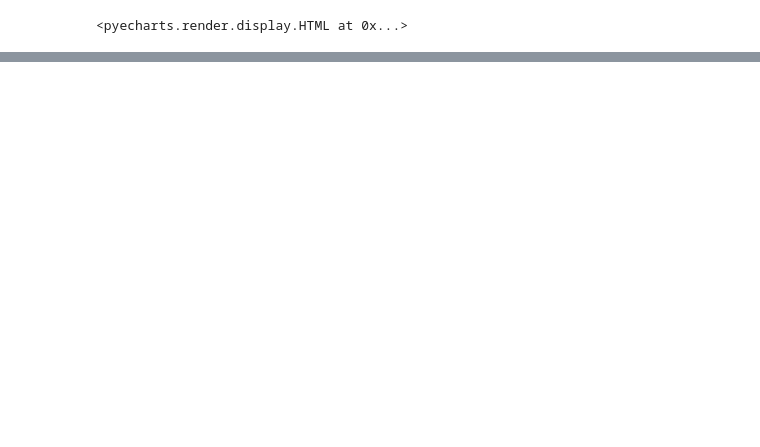
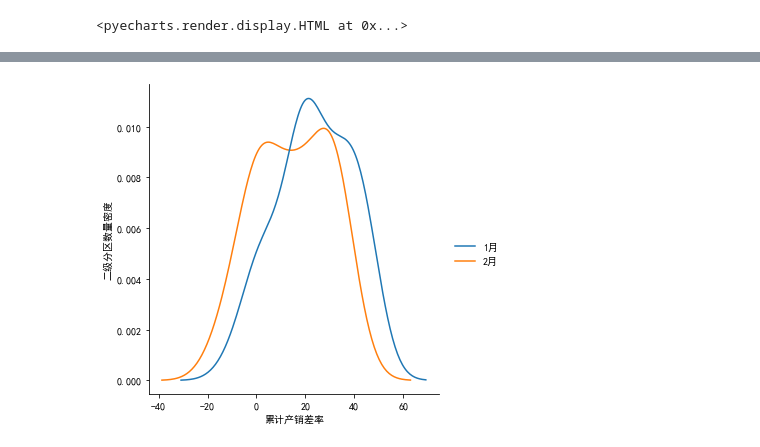
Before and after one commit to jayaston/mypyworks, a Jupyter notebook: jupyter文件/月度产销差漏损率分析报告图表.ipynb, the cells around one changed output, grey strips where cells are left out. Cells and saved outputs as stored; diff of their text form; code cells hidden in the pictures; blank space fills up the shorter version.

```diff
--- a/jupyter文件/月度产销差漏损率分析报告图表.ipynb
+++ b/jupyter文件/月度产销差漏损率分析报告图表.ipynb
@@ -328,0 +346,5 @@ d
+# %%
+#分公司分布图
+zone3 = pd.read_excel(r'e:\专题工作（重要）\产销差工作\产销差数据与资料积累\产销差分析月报图表.xlsx',sheet_name=6)
+zone3 = zone3.query("月份 in ['1月','2月']")
+zone3
@@ -328,0 +365,9 @@ d
+# %%
+#f, axes = plt.subplots(2,2, figsize=(6, 4),sharex=True)
+#sns.kdeplot(data=zone3 , x="累计产销差率", hue="月份",ax=axes[0,1])#类别画图函数可以分面。专项绘图函数不行。
+#sns.despine(left=True) #移除边框
+g=sns.displot(data=zone3 , x="累计产销差率", hue="月份",kind="kde",height=5)#必须用细项函数才可以写到axes里面,一个图不加ax索引，单行列图只加一个索引。
+g.set_axis_labels('累计产销差率','二级分区数量密度')
+g.legend.set_title("")
+# %% [output]
+[figure, added]
```
Also changed, not shown: parts of 9 cells of this notebook, 1 other file.
